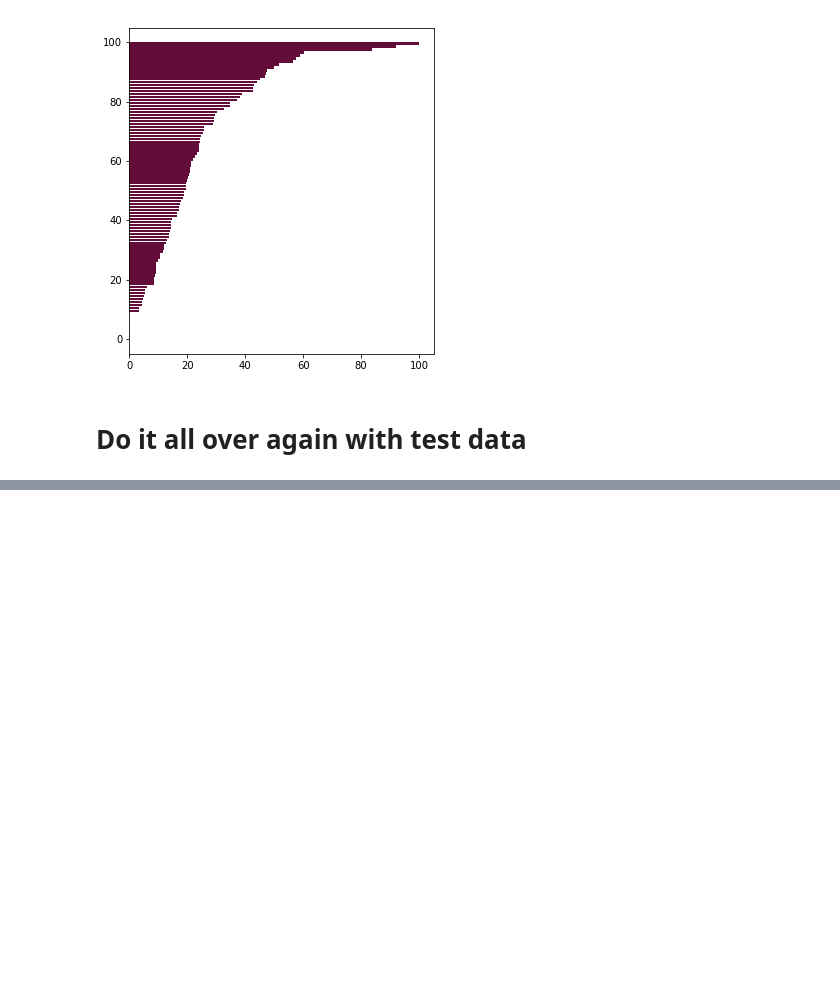
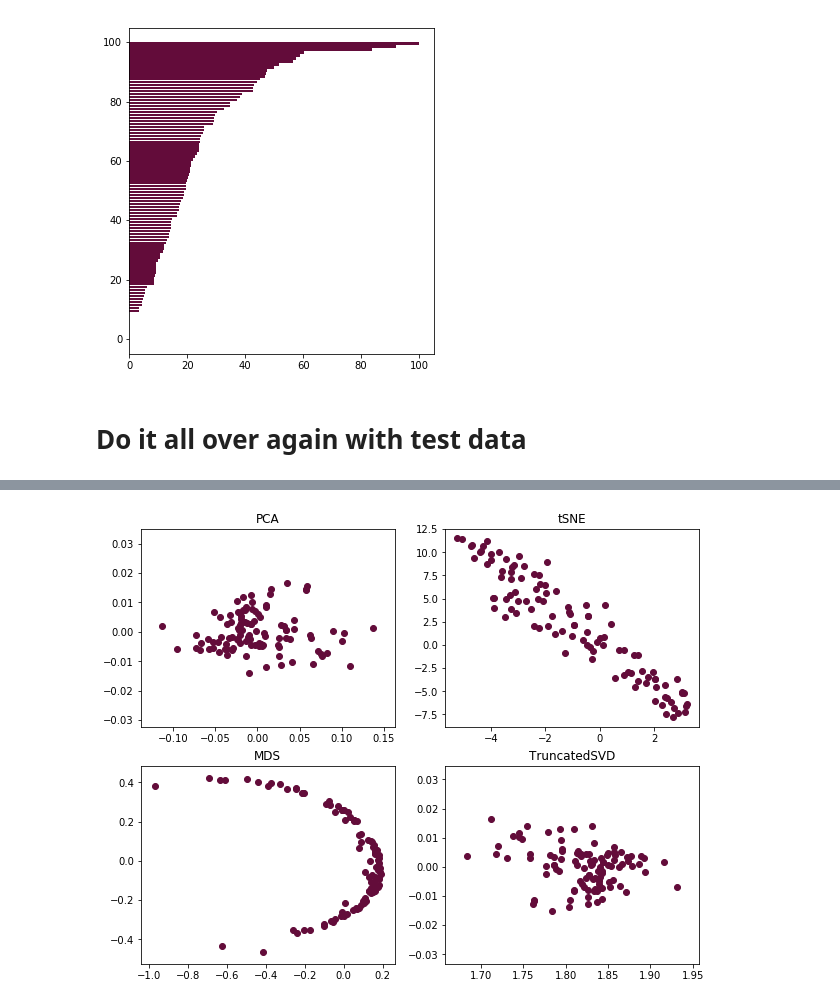
Before and after one commit to Schmidt8181/Allreciepes_NLP, a Jupyter notebook: All_Recipes_NLP.ipynb, the cells around one changed output, grey strips where cells are left out. Saved outputs shown, nothing was run; the diff lists cells and outputs as text; code cells hidden in the pictures; blank space fills up the shorter version.

```diff
--- a/All_Recipes_NLP.ipynb
+++ b/All_Recipes_NLP.ipynb
@@ -781,30 +818,32 @@ plt.show()
 # %%
 # Cluster Meanshift
-tsvd_meanshift_pred = meanshift.predict(t_svd_data2)
-tsne_meanshift_pred = meanshift.predict(tsne_data2)
-meanshift_pca_pred = meanshift.predict(pca_data2)
-meanshift_mds_pred = meanshift.predict(mds_data2)
+tsvd_meanshift_pred = meanshift.fit_predict(t_svd_data2)
+tsne_meanshift_pred = meanshift.fit_predict(tsne_data2)
+meanshift_pca_pred = meanshift.fit_predict(pca_data2)
+meanshift_mds_pred = meanshift.fit_predict(mds_data2)
 grid_size = (2,2)
 
 
 plt.figure(figsize=(10,8))
 plt.subplot2grid(grid_size, (0,0))
-plt.scatter(pca_data[:, 0], pca_data[:,1], c = meanshift_pca_pred)
+plt.scatter(pca_data2[:, 0], pca_data2[:,1], cmap = meanshift_pca_pred)
 plt.title('PCA')
 
 plt.subplot2grid(grid_size, (0,1))
-plt.scatter(tsne_data[:, 0], tsne_data[:,1], c = tsne_meanshift_pred)
+plt.scatter(tsne_data2[:, 0], tsne_data2[:,1], cmap = tsne_meanshift_pred)
 plt.title('tSNE')
 
 plt.subplot2grid(grid_size, (1,1))
-plt.scatter(t_svd_data[:, 0], t_svd_data[:,1], c = tsvd_meanshift_pred)
+plt.scatter(t_svd_data2[:, 0], t_svd_data2[:,1], cmap = tsvd_meanshift_pred)
 plt.title('TruncatedSVD')
 
 plt.subplot2grid(grid_size, (1,0))
-plt.scatter(mds_data[:, 0], mds_data[:,1], c = meanshift_mds_pred)
+plt.scatter(mds_data2[:, 0], mds_data2[:,1], cmap = meanshift_mds_pred)
 plt.title('MDS')
 
 plt.show()
+# %% [output]
+[figure, added]
 # %%
 # plot affinity
 grid_size = (2,2)
```
Also changed, not shown: parts of 24 cells of this notebook.
